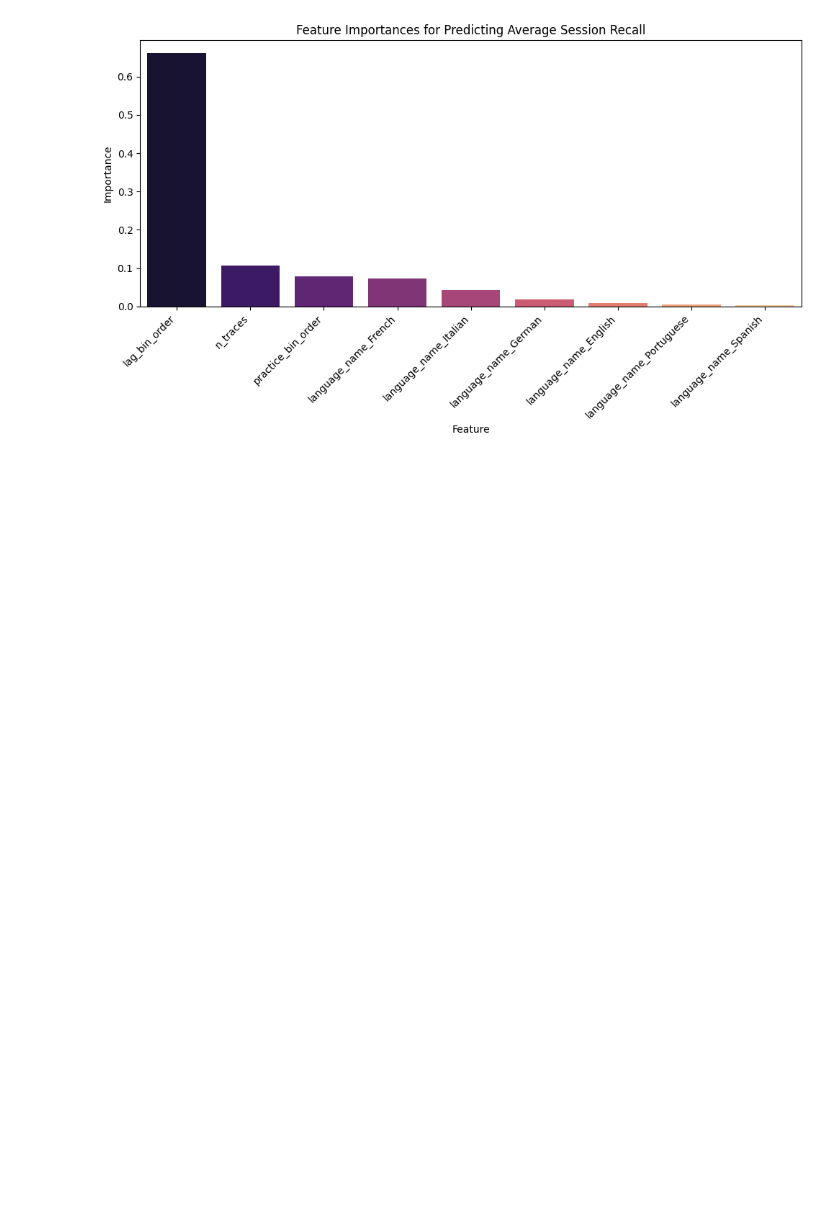
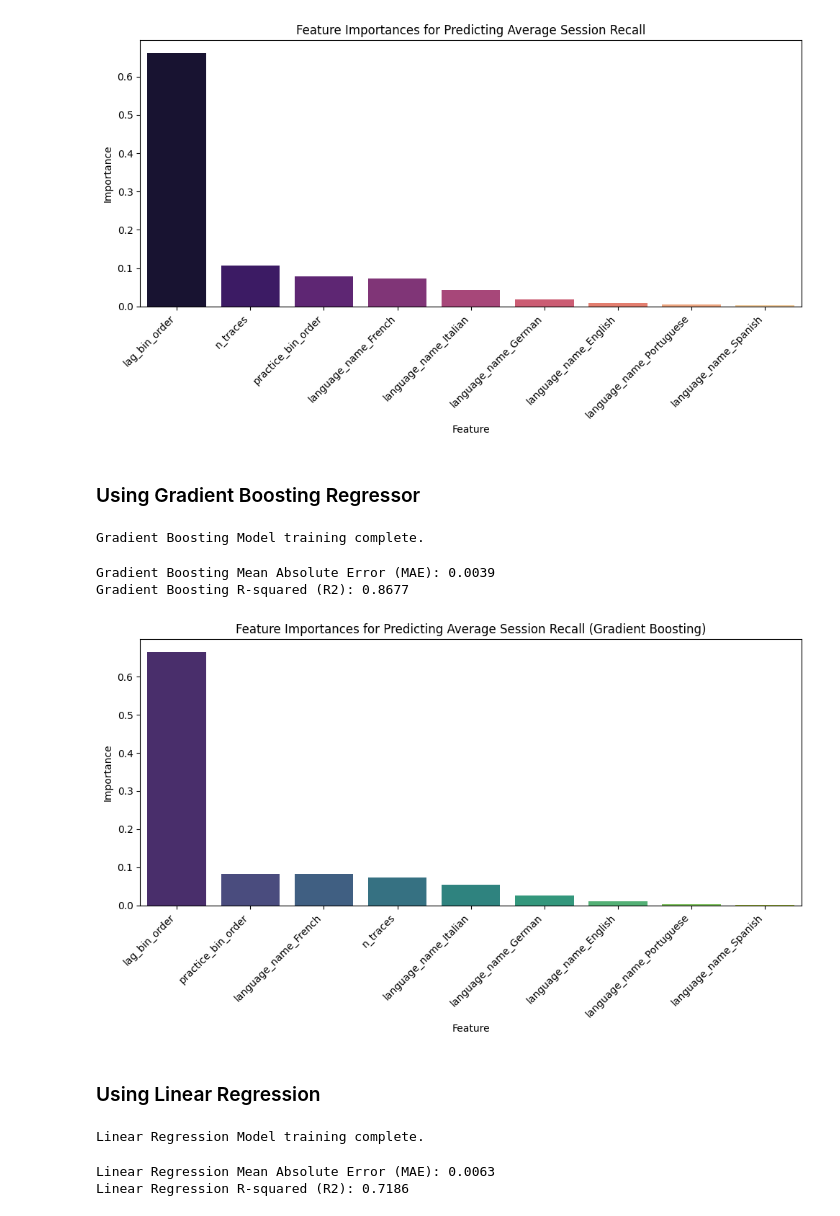
Before and after one commit to kxrrym03/Duolingo-Forgetting-Curve, a Jupyter notebook: Forgetting_Curve.ipynb, the cells around one changed output. Cells and saved outputs as stored; diff of their text form; code cells hidden in the pictures; blank space fills up the shorter version.

```diff
--- a/Forgetting_Curve.ipynb
+++ b/Forgetting_Curve.ipynb
@@ -295,3 +290,74 @@ plt.tight_layout()
 plt.show()
 # %% [output]
 [figure]
+# %% [markdown]
+### Using Gradient Boosting Regressor
+# %%
+from sklearn.ensemble import GradientBoostingRegressor
+
+# Initialize the Gradient Boosting Regressor model
+gb_model = GradientBoostingRegressor(n_estimators=100, learning_rate=0.1, max_depth=3, random_state=42)
+
+# Train the model on the training data
+gb_model.fit(X_train, y_train)
+
+print("Gradient Boosting Model training complete.")
+# %% [output]
+Gradient Boosting Model training complete.
+# %%
+# Make predictions on the test set using the Gradient Boosting model
+y_pred_gb = gb_model.predict(X_test)
+
+# Evaluate the Gradient Boosting model
+mae_gb = mean_absolute_error(y_test, y_pred_gb)
+r2_gb = r2_score(y_test, y_pred_gb)
+
+print(f"Gradient Boosting Mean Absolute Error (MAE): {mae_gb:.4f}")
+print(f"Gradient Boosting R-squared (R2): {r2_gb:.4f}")
+# %% [output]
+Gradient Boosting Mean Absolute Error (MAE): 0.0039
+Gradient Boosting R-squared (R2): 0.8677
+# %%
+# Get feature importances for Gradient Boosting model
+feature_importances_gb = pd.Series(gb_model.feature_importances_, index=X.columns)
+
+# Sort and plot feature importances
+plt.figure(figsize=(10, 6))
+sns.barplot(x=feature_importances_gb.sort_values(ascending=False).index,
+            y=feature_importances_gb.sort_values(ascending=False).values,
+            palette='viridis')
+plt.title('Feature Importances for Predicting Average Session Recall (Gradient Boosting)')
+plt.xlabel('Feature')
+plt.ylabel('Importance')
+plt.xticks(rotation=45, ha='right')
+plt.tight_layout()
+plt.show()
+# %% [output]
+[figure, added]
+# %% [markdown]
+### Using Linear Regression
+# %%
+from sklearn.linear_model import LinearRegression
+
+# Initialize the Linear Regression model
+linear_model = LinearRegression()
+
+# Train the model on the training data
+linear_model.fit(X_train, y_train)
+
+print("Linear Regression Model training complete.")
+# %% [output]
+Linear Regression Model training complete.
+# %%
+# Make predictions on the test set using the Linear Regression model
+y_pred_lr = linear_model.predict(X_test)
+
+# Evaluate the Linear Regression model
+mae_lr = mean_absolute_error(y_test, y_pred_lr)
+r2_lr = r2_score(y_test, y_pred_lr)
+
+print(f"Linear Regression Mean Absolute Error (MAE): {mae_lr:.4f}")
+print(f"Linear Regression R-squared (R2): {r2_lr:.4f}")
+# %% [output]
+Linear Regression Mean Absolute Error (MAE): 0.0063
+Linear Regression R-squared (R2): 0.7186
```
Also changed, not shown: parts of 2 cells of this notebook.
